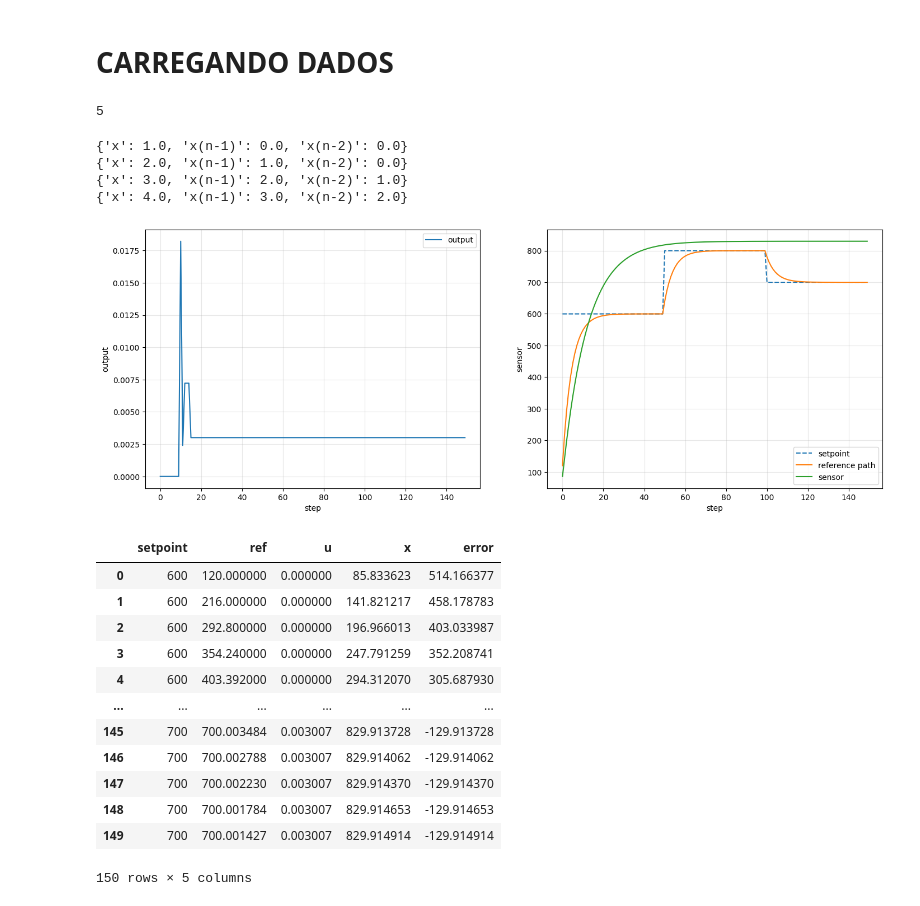
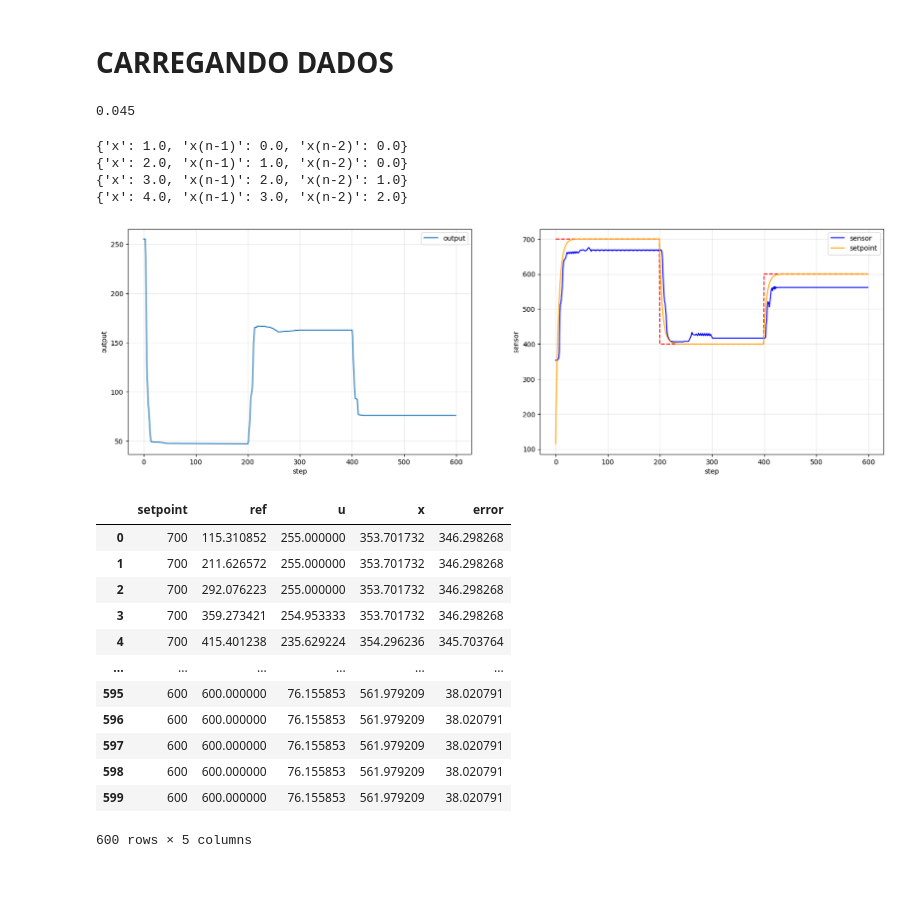
Before and after one commit to KlaussMarchi/DataScience, a Jupyter notebook: PyTrole/Model/3 - Simulation.ipynb, the cells around one changed output. Saved outputs shown, nothing was run; the diff lists cells and outputs as text; code cells hidden in the pictures; blank space fills up the shorter version.

```diff
--- a/PyTrole/Model/3 - Simulation.ipynb
+++ b/PyTrole/Model/3 - Simulation.ipynb
@@ -51,0 +54,3 @@ Pipeline(steps=[('scaler', StandardScaler()), ('model', LinearRegression())])
+# %%
+N_STATES_SYS = sum(['u(n-' in var for var in sys_variables]) + 1
+N_STATES_SYS
@@ -74,0 +81,3 @@ Pipeline(steps=[('scaler', StandardScaler()),
+# %%
+N_STATES_CTL = sum(['u(n-' in var for var in ctl_variables]) + 1
+N_STATES_CTL
@@ -74,0 +86,5 @@ Pipeline(steps=[('scaler', StandardScaler()),
+# %%
+df = pd.read_csv('../Dataset/DataBase.csv')
+#ACTUATOR_RANGE = (df.actuator.min(), df.actuator.max())
+ACTUATOR_RANGE = (0, 255)
+ACTUATOR_RANGE
@@ -75,10 +93,11 @@ Pipeline(steps=[('scaler', StandardScaler()),
 # %% [markdown]
 # CARREGANDO DADOS
-# %%
-N_STATES = sum(['u(n-' in var for var in sys_variables]) + 1
-N_STATES
-# %% [output]
-5
+# %%
+time = df.time.diff()[1:].to_numpy()
+dt   = float(np.median(time).round(3))
+dt
+# %% [output]
+0.045
 # %%
 class StatesUpdater:
     buffer  = None
@@ -173,51 +192,56 @@ class Controller:
         self.actuator.update(response)
         return response
 # %%
-system     = System(sys, sys_variables)
-controller = Controller(ctl, ctl_variables)
-setpointPath = [600]*50 + [800]*50 + [700]*50
+system     = System(sys,     sys_variables, N_STATES_SYS)
+controller = Controller(ctl, ctl_variables, N_STATES_CTL)
 
+setpointPath = [700]*200 + [400]*200 + [600]*200
 history = []
-x = 0
+x   = 0
 ref = 0
-alpha = 0.8 # path filter pra suavizar degraus
+ts  = 1.0
+alpha = math.exp(-4 * (dt / ts))
+
+for i in range(100):
+    x, y = df.iloc[9].sensor, df.iloc[0].actuator
+    u = controller.update(ref, x)
+    x = system.update(y)
 
 for setpoint in setpointPath:
     ref = alpha * ref + (1 - alpha) * setpoint
-    u  = controller.update(ref, x)
-
+    u = controller.update(ref, x)
     x = system.update(u)
     history.append({'setpoint': setpoint, 'ref': ref, 'u': u, 'x': x, 'error': setpoint - x})
 
-df = pd.DataFrame(history)
 
-plt.figure(figsize=(17, 6))
+history = pd.DataFrame(history)
+plt.figure(figsize=(20, 6))
 plt.subplot(1, 2, 1)
-plt.plot(df.u, label='output')
+plt.plot(history.u, label='output')
 plt.xlabel('step'); plt.ylabel('output'); plt.legend()
 plt.grid(alpha=.3)
 
 plt.subplot(1, 2, 2)
-plt.plot(df.setpoint, label='setpoint', linestyle='--')
-plt.plot(df.ref, label='reference path')
-plt.plot(df.x, label='sensor')
+plt.plot(history.setpoint, linestyle='--', color='red')
+plt.plot(history.x, label='sensor', color='blue')
+plt.plot(history.ref, label='setpoint', color='orange')
 plt.xlabel('step'); plt.ylabel('sensor')
 plt.grid(alpha=.3); plt.legend()
 
 plt.show()
-display(df)
+display(history)
 # %% [output]
-[figure, old version]
+[figure, new version]
 |  | setpoint | ref | u | x | error |
-| 0 | 600 | 120.000000 | 0.000000 | 85.833623 | 514.166377 |
-| 1 | 600 | 216.000000 | 0.000000 | 141.821217 | 458.178783 |
-| 2 | 600 | 292.800000 | 0.000000 | 196.966013 | 403.033987 |
-| 3 | 600 | 354.240000 | 0.000000 | 247.791259 | 352.208741 |
-| 4 | 600 | 403.392000 | 0.000000 | 294.312070 | 305.687930 |
+| 0 | 700 | 115.310852 | 255.000000 | 353.701732 | 346.298268 |
+| 1 | 700 | 211.626572 | 255.000000 | 353.701732 | 346.298268 |
+| 2 | 700 | 292.076223 | 255.000000 | 353.701732 | 346.298268 |
+| 3 | 700 | 359.273421 | 254.953333 | 353.701732 | 346.298268 |
+| 4 | 700 | 415.401238 | 235.629224 | 354.296236 | 345.703764 |
 | ... | ... | ... | ... | ... | ... |
-| 145 | 700 | 700.003484 | 0.003007 | 829.913728 | -129.913728 |
-| 146 | 700 | 700.002788 | 0.003007 | 829.914062 | -129.914062 |
-| 147 | 700 | 700.002230 | 0.003007 | 829.914370 | -129.914370 |
-| 148 | 700 | 700.001784 | 0.003007 | 829.914653 | -129.914653 |
-| 149 | 700 | 700.001427 | 0.003007 | 829.914914 | -129.914914 |
+| 595 | 600 | 600.000000 | 76.155853 | 561.979209 | 38.020791 |
+| 596 | 600 | 600.000000 | 76.155853 | 561.979209 | 38.020791 |
+| 597 | 600 | 600.000000 | 76.155853 | 561.979209 | 38.020791 |
+| 598 | 600 | 600.000000 | 76.155853 | 561.979209 | 38.020791 |
+| 599 | 600 | 600.000000 | 76.155853 | 561.979209 | 38.020791 |
-150 rows × 5 columns
+600 rows × 5 columns
```
Also changed, not shown: parts of 8 cells of this notebook, 4 other files.
